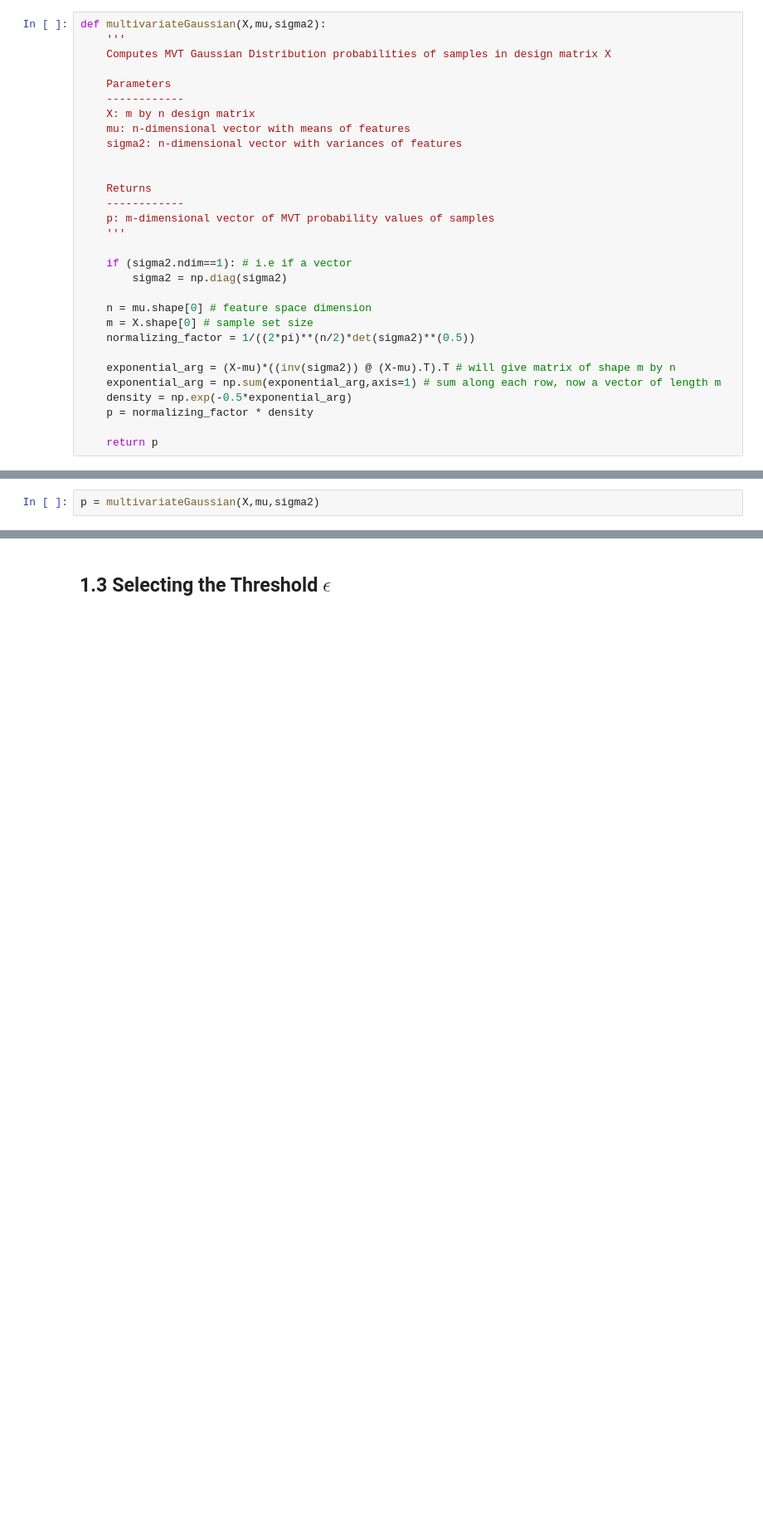
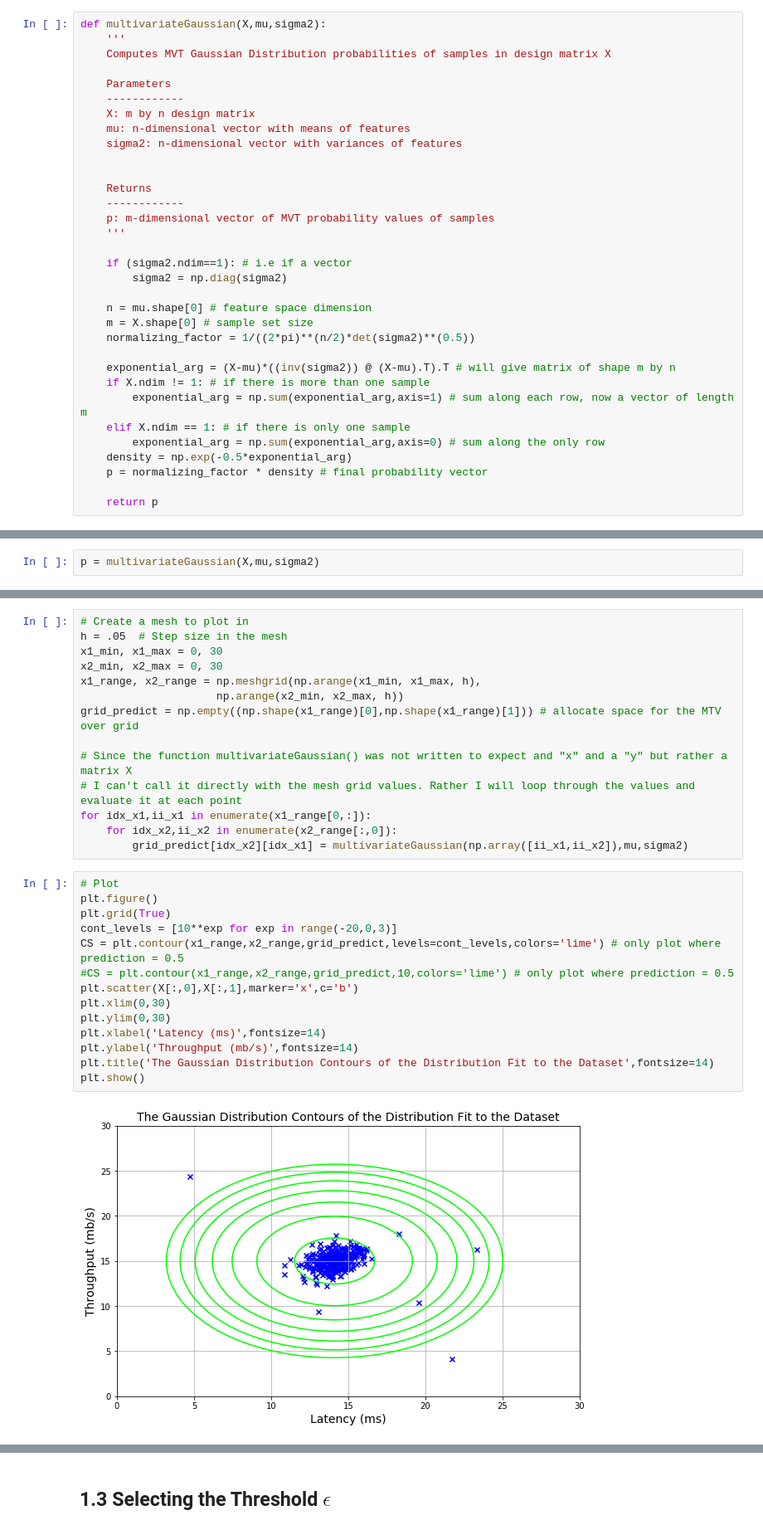
Before and after one commit to les67/MachineLearning_CourseraNg, a Jupyter notebook: ex8/ex8.ipynb, the cells around one changed output, grey strips where cells are left out. Shown at 83% size. Cells and saved outputs as stored; diff of their text form; blank space fills up the shorter version.

Commit message:
done computing and plotting gaussian contours

```diff
--- a/ex8/ex8.ipynb
+++ b/ex8/ex8.ipynb
@@ -126,9 +126,12 @@ def multivariateGaussian(X,mu,sigma2):
     normalizing_factor = 1/((2*pi)**(n/2)*det(sigma2)**(0.5))
 
     exponential_arg = (X-mu)*((inv(sigma2)) @ (X-mu).T).T # will give matrix of shape m by n
-    exponential_arg = np.sum(exponential_arg,axis=1) # sum along each row, now a vector of length m
+    if X.ndim != 1: # if there is more than one sample
+        exponential_arg = np.sum(exponential_arg,axis=1) # sum along each row, now a vector of length m
+    elif X.ndim == 1: # if there is only one sample
+        exponential_arg = np.sum(exponential_arg,axis=0) # sum along the only row
     density = np.exp(-0.5*exponential_arg)
-    p = normalizing_factor * density
+    p = normalizing_factor * density # final probability vector
 
     return p
 # %% [markdown]
@@ -137,0 +147,30 @@ p = multivariateGaussian(X,mu,sigma2)
+# %%
+# Create a mesh to plot in
+h = .05  # Step size in the mesh
+x1_min, x1_max = 0, 30
+x2_min, x2_max = 0, 30
+x1_range, x2_range = np.meshgrid(np.arange(x1_min, x1_max, h),
+                     np.arange(x2_min, x2_max, h))
+grid_predict = np.empty((np.shape(x1_range)[0],np.shape(x1_range)[1])) # allocate space for the MTV over grid
+
+# Since the function multivariateGaussian() was not written to expect and "x" and a "y" but rather a matrix X
+# I can't call it directly with the mesh grid values. Rather I will loop through the values and evaluate it at each point
+for idx_x1,ii_x1 in enumerate(x1_range[0,:]):
+    for idx_x2,ii_x2 in enumerate(x2_range[:,0]):
+        grid_predict[idx_x2][idx_x1] = multivariateGaussian(np.array([ii_x1,ii_x2]),mu,sigma2)
+# %%
+# Plot
+plt.figure()
+plt.grid(True)
+cont_levels = [10**exp for exp in range(-20,0,3)]
+CS = plt.contour(x1_range,x2_range,grid_predict,levels=cont_levels,colors='lime') # only plot where prediction = 0.5
+#CS = plt.contour(x1_range,x2_range,grid_predict,10,colors='lime') # only plot where prediction = 0.5
+plt.scatter(X[:,0],X[:,1],marker='x',c='b')
+plt.xlim(0,30)
+plt.ylim(0,30)
+plt.xlabel('Latency (ms)',fontsize=14)
+plt.ylabel('Throughput (mb/s)',fontsize=14)
+plt.title('The Gaussian Distribution Contours of the Distribution Fit to the Dataset',fontsize=14)
+plt.show()
+# %% [output]
+[figure, added]
```
Also changed, not shown: parts of 3 cells of this notebook.
